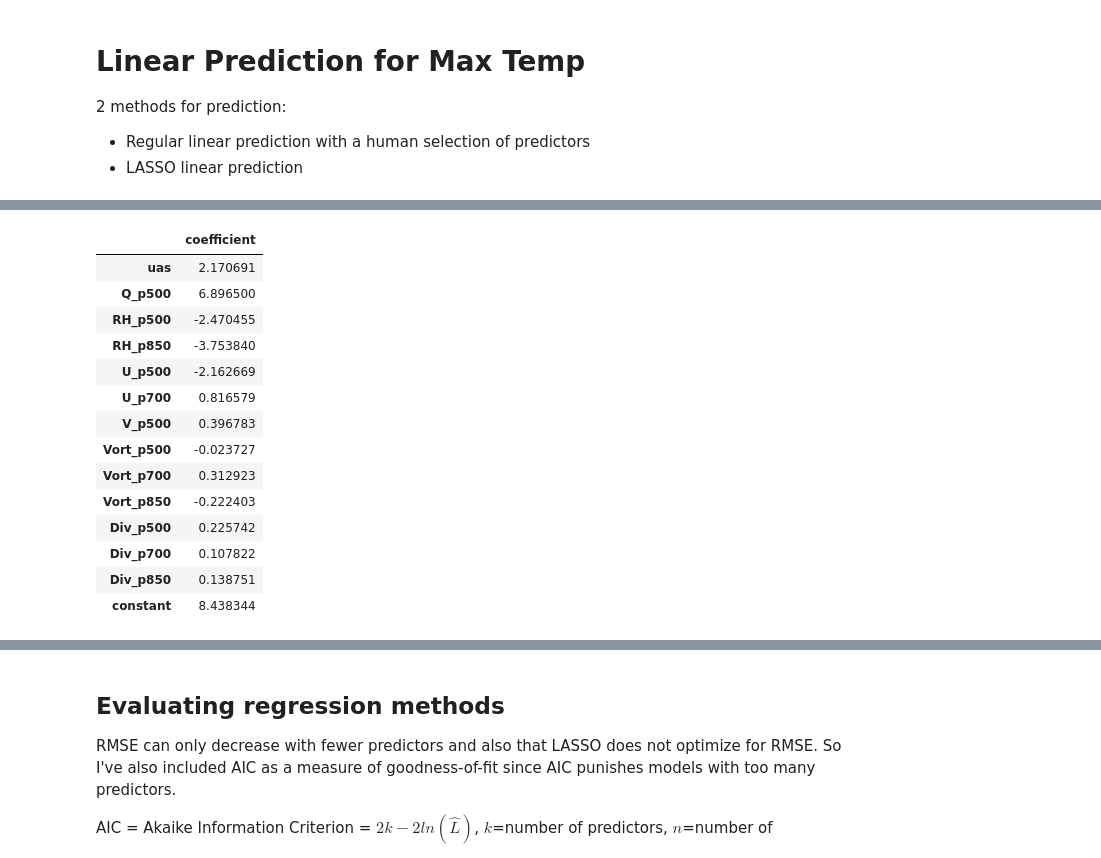
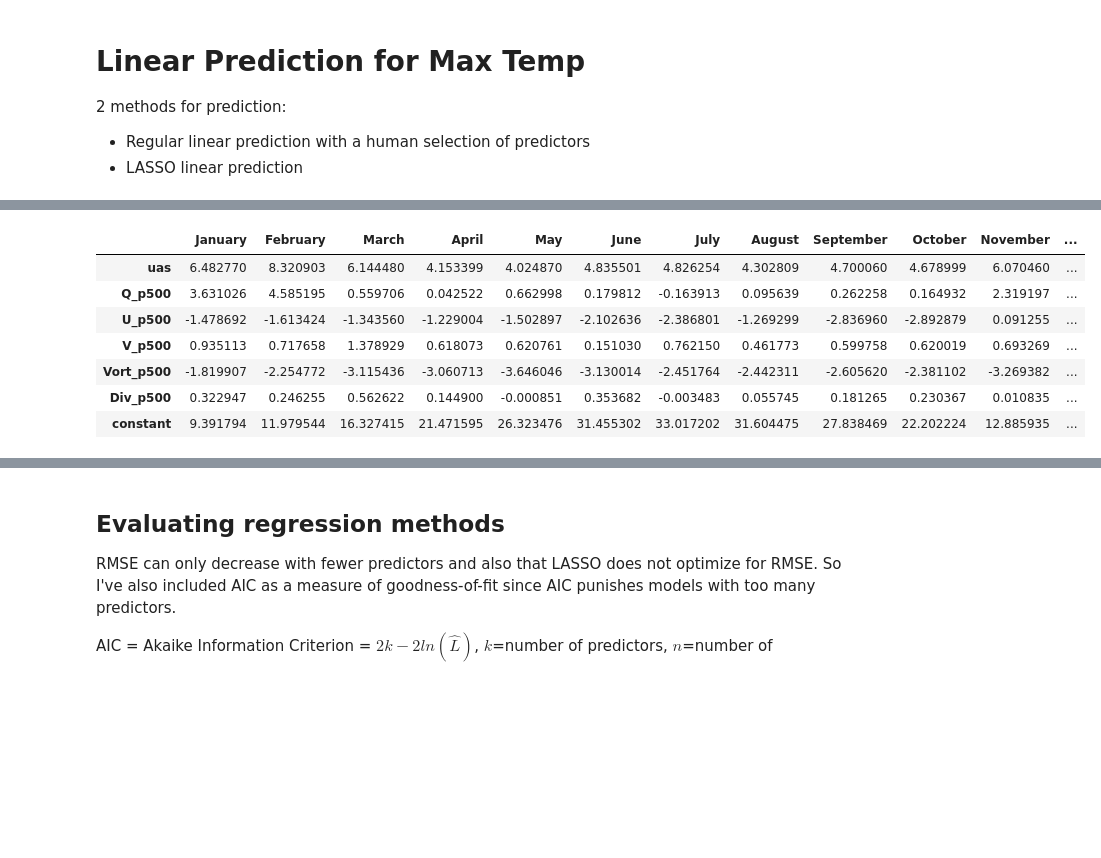
Before and after one commit to kwheelan/Linear_downscaling, a Jupyter notebook: Temp_Downscaling_MonthlyModel.ipynb, the cells around one changed output, grey strips where cells are left out. Saved outputs shown, nothing was run; the diff lists cells and outputs as text; code cells hidden in the pictures; blank space fills up the shorter version.

```diff
--- a/Temp_Downscaling_MonthlyModel.ipynb
+++ b/Temp_Downscaling_MonthlyModel.ipynb
@@ -156,6 +147,3 @@ Y_test = xr.open_dataset('/glade/work/kwheelan/linear_data/Y_test_temp_month_' +
 This shows how closely related predictors are to each other.
 
 (I can add a scatterplot matrix here if that would be useful.)
-# %%
-ds_cor = X_train.to_dataframe().drop(['lat','lon', 'constant'], axis=1).corr()
-print(ds_cor)
@@ -181,7 +183,17 @@ Div_p850  -0.039631  1.000000
 ### Variance inflatation factors
 These numbers show the effect that each predictor has on the coefficients of a regression equation. A high VIF suggests that the predictor is highly correlated with other predictors. Generally a VIF of more than 10 is concerning (but also all the VIFs will change if you take some variables out.)
 # %%
-vif = pd.DataFrame(np.linalg.inv(ds_cor.values), index = ds_cor.index, columns=ds_cor.columns)
+vifList = []
+for month in range(1,13):
+    ds_cor = ds_cor_bymonth[month-1]
+    vifList += [pd.DataFrame(np.linalg.inv(ds_cor.values), index = ds_cor.index, columns=ds_cor.columns)]
+
+#printing vif values for a selected month
+month = 4
+vif = vifList[month-1]
+
+print("Variance Inflation Factors for " + str(monthsFull[month-1]) + "\n")
+
 for i in range(vif.shape[0]):
     #printing diagonal elements
     print(vif.columns[i] + ": " +str(vif.values[i,i]))
@@ -226,70 +236,71 @@ preds_to_keep = [
  'Q_p500',
  #'Q_p700',
  #'Q_p850',
- 'RH_p500',
+ #'RH_p500',
  #'RH_p700',
- 'RH_p850',
+ #'RH_p850',
  'U_p500',
- 'U_p700',
+ #'U_p700',
  #'U_p850',
  'V_p500',
  #'V_p700',
  #'V_p850',
  #'Z_p500',
  #'Z_p700',
  #'Z_p850',
  'Vort_p500',
- 'Vort_p700',
- 'Vort_p850',
+ #'Vort_p700',
+ #'Vort_p850',
  'Div_p500',
- 'Div_p700',
- 'Div_p850',
+ #'Div_p700',
+ #'Div_p850',
  'constant']
 
-#get obs data
-y = Y_train.tmax.values #obs values
-all_preds = [key for key in X_train.keys()] #the names of the predictors
-
 #Will drop any variables commented out
+all_preds = [key for key in X_train.drop(['month', 'timecopy']).keys()] #the names of the predictors
 preds_to_drop = [x for x in all_preds if not x in preds_to_keep]
 
 def fit_linear_model(X, y, keys=None):
     """Use linear algebra to compute the betas for a multiple linear regression.
        Input: X (predictors) and y (obs) as xarray objects
        Output: a pandas dataframe with the betas (estimated coefficients) for each predictor"""
     if not type(X) is np.matrixlib.defmatrix.matrix:
         keys = [key for key in X.keys()]
         X = np.matrix([X[key].values for key in keys]).transpose() #X matrix; rows are days, columns are variables
     XT = X.transpose() #X transpose
     betas = np.matmul(np.matmul(np.linalg.inv(np.matmul(XT,X)), XT), y)
     b = pd.DataFrame(index = range(1))
     for i in range(len(keys)):
         b[keys[i]] = betas[0,i] #assigning names to each coefficient
     return b
 
-#get just subset of predictors
-x_train_subset = np.matrix([X_train[key].values for key in preds_to_keep]).transpose()
-x_test_subset = np.matrix([X_test[key].values for key in preds_to_keep]).transpose()
+#fit a different model for each month
 
-#calculate coefficients for training data
-betas_handselect_linear = fit_linear_model(x_train_subset, y,
-                                        keys=preds_to_keep).rename(index = {0: 'coefficient'}).transpose()
+for month in range(1, 13):
+    #get obs data
+    y = Y_train.sel(time = month).tmax.values #obs values
 
-# uncommnent the line below to print out all the coefficients
-betas_handselect_linear
+    #get just subset of predictors
+    x_train_subset = np.matrix([X_train.sel(time = month)[key].values for key in preds_to_keep]).transpose()
+    x_test_subset = np.matrix([X_test.sel(time = month)[key].values for key in preds_to_keep]).transpose()
+
+    #calculate coefficients for training data
+    coefs = fit_linear_model(x_train_subset, y,
+                                            keys=preds_to_keep).rename(index = {0: 'coefficient'}).transpose()
+
+    if month == 1:
+        coefMatrix = coefs
+
+    coefMatrix[monthsFull[month-1]] = coefs.values
+
+coefMatrix = coefMatrix.drop('coefficient', axis=1)
+coefMatrix
 # %% [output]
-|  | coefficient |
-| uas | 2.170691 |
-| Q_p500 | 6.896500 |
-| RH_p500 | -2.470455 |
-| RH_p850 | -3.753840 |
-| U_p500 | -2.162669 |
-| U_p700 | 0.816579 |
-| V_p500 | 0.396783 |
-| Vort_p500 | -0.023727 |
-| Vort_p700 | 0.312923 |
-| Vort_p850 | -0.222403 |
-| Div_p500 | 0.225742 |
-| Div_p700 | 0.107822 |
-| Div_p850 | 0.138751 |
-| constant | 8.438344 |
+|  | January | February | March | April | May | June | July | August | September | October | November | ... |
+| uas | 6.482770 | 8.320903 | 6.144480 | 4.153399 | 4.024870 | 4.835501 | 4.826254 | 4.302809 | 4.700060 | 4.678999 | 6.070460 | ... |
+| Q_p500 | 3.631026 | 4.585195 | 0.559706 | 0.042522 | 0.662998 | 0.179812 | -0.163913 | 0.095639 | 0.262258 | 0.164932 | 2.319197 | ... |
+| U_p500 | -1.478692 | -1.613424 | -1.343560 | -1.229004 | -1.502897 | -2.102636 | -2.386801 | -1.269299 | -2.836960 | -2.892879 | 0.091255 | ... |
+| V_p500 | 0.935113 | 0.717658 | 1.378929 | 0.618073 | 0.620761 | 0.151030 | 0.762150 | 0.461773 | 0.599758 | 0.620019 | 0.693269 | ... |
+| Vort_p500 | -1.819907 | -2.254772 | -3.115436 | -3.060713 | -3.646046 | -3.130014 | -2.451764 | -2.442311 | -2.605620 | -2.381102 | -3.269382 | ... |
+| Div_p500 | 0.322947 | 0.246255 | 0.562622 | 0.144900 | -0.000851 | 0.353682 | -0.003483 | 0.055745 | 0.181265 | 0.230367 | 0.010835 | ... |
+| constant | 9.391794 | 11.979544 | 16.327415 | 21.471595 | 26.323476 | 31.455302 | 33.017202 | 31.604475 | 27.838469 | 22.202224 | 12.885935 | ... |
```
Also changed, not shown: parts of 34 cells of this notebook, 1 other file.
